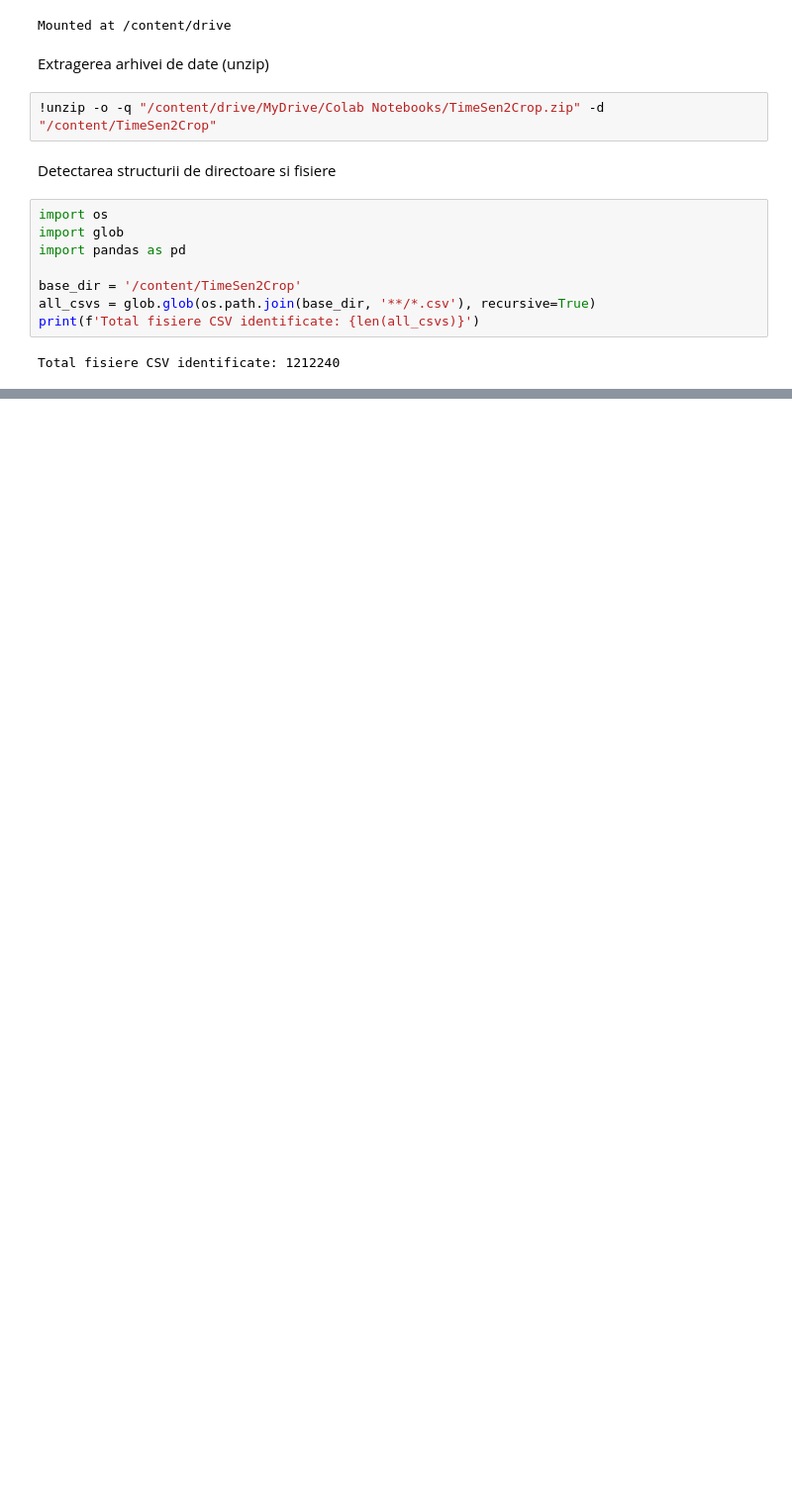
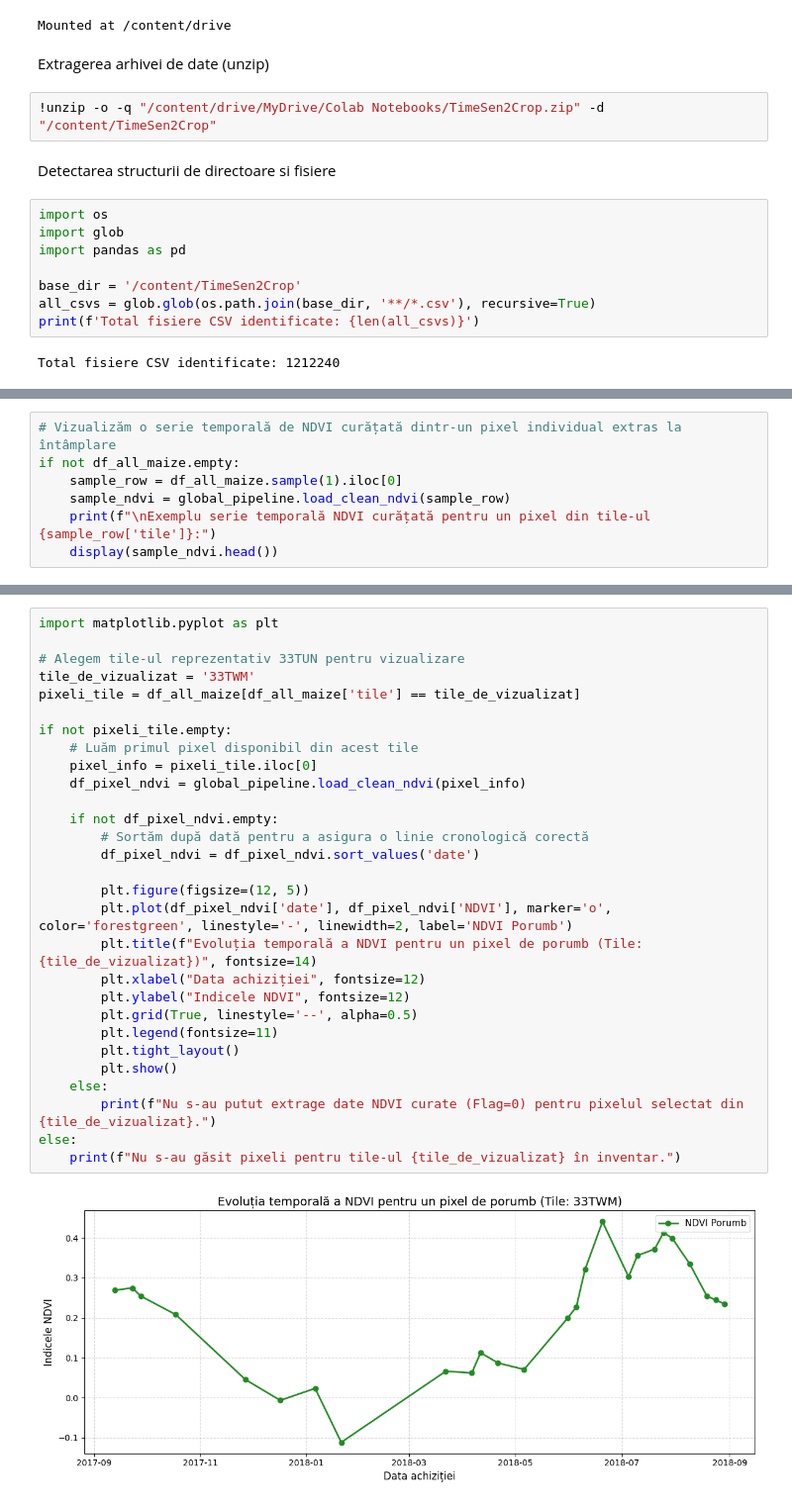
Before and after one commit to DaNa-cpu/parcele-timesen2crop, a Jupyter notebook: IC3.ipynb, the cells around one changed output, grey strips where cells are left out. Shown at 99% size. Drawn from its saved outputs; the diff is of its cells as text; blank space fills up the shorter version.

```diff
--- a/IC3.ipynb
+++ b/IC3.ipynb
@@ -105,0 +183,7 @@ Total parcele: 31162
+# %%
+# Vizualizăm o serie temporală de NDVI curățată dintr-un pixel individual extras la întâmplare
+if not df_all_maize.empty:
+    sample_row = df_all_maize.sample(1).iloc[0]
+    sample_ndvi = global_pipeline.load_clean_ndvi(sample_row)
+    print(f"\nExemplu serie temporală NDVI curățată pentru un pixel din tile-ul {sample_row['tile']}:")
+    display(sample_ndvi.head())
@@ -105,0 +198,31 @@ Total parcele: 31162
+# %%
+import matplotlib.pyplot as plt
+
+# Alegem tile-ul reprezentativ 33TUN pentru vizualizare
+tile_de_vizualizat = '33TWM'
+pixeli_tile = df_all_maize[df_all_maize['tile'] == tile_de_vizualizat]
+
+if not pixeli_tile.empty:
+    # Luăm primul pixel disponibil din acest tile
+    pixel_info = pixeli_tile.iloc[0]
+    df_pixel_ndvi = global_pipeline.load_clean_ndvi(pixel_info)
+
+    if not df_pixel_ndvi.empty:
+        # Sortăm după dată pentru a asigura o linie cronologică corectă
+        df_pixel_ndvi = df_pixel_ndvi.sort_values('date')
+
+        plt.figure(figsize=(12, 5))
+        plt.plot(df_pixel_ndvi['date'], df_pixel_ndvi['NDVI'], marker='o', color='forestgreen', linestyle='-', linewidth=2, label='NDVI Porumb')
+        plt.title(f"Evoluția temporală a NDVI pentru un pixel de porumb (Tile: {tile_de_vizualizat})", fontsize=14)
+        plt.xlabel("Data achiziției", fontsize=12)
+        plt.ylabel("Indicele NDVI", fontsize=12)
+        plt.grid(True, linestyle='--', alpha=0.5)
+        plt.legend(fontsize=11)
+        plt.tight_layout()
+        plt.show()
+    else:
+        print(f"Nu s-au putut extrage date NDVI curate (Flag=0) pentru pixelul selectat din {tile_de_vizualizat}.")
+else:
+    print(f"Nu s-au găsit pixeli pentru tile-ul {tile_de_vizualizat} în inventar.")
+# %% [output]
+[figure, added]
```
Also changed, not shown: parts of 9 cells of this notebook.
